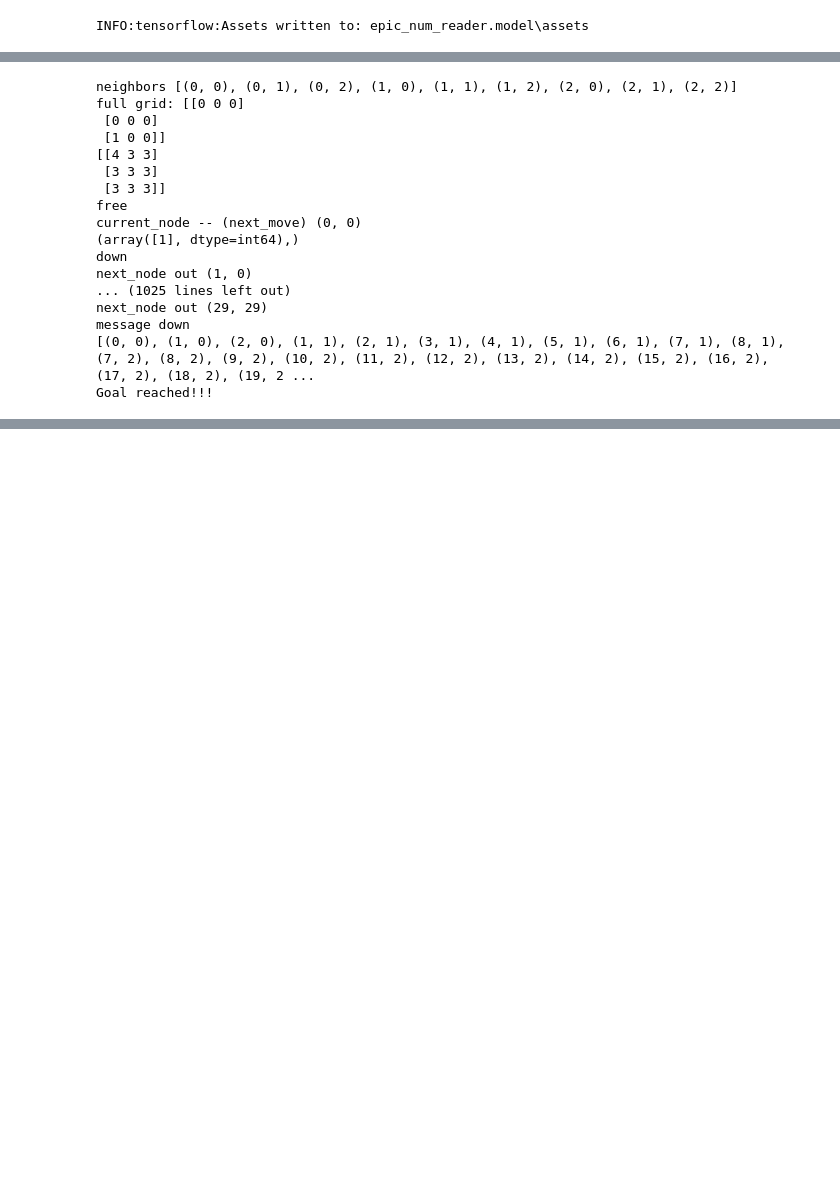
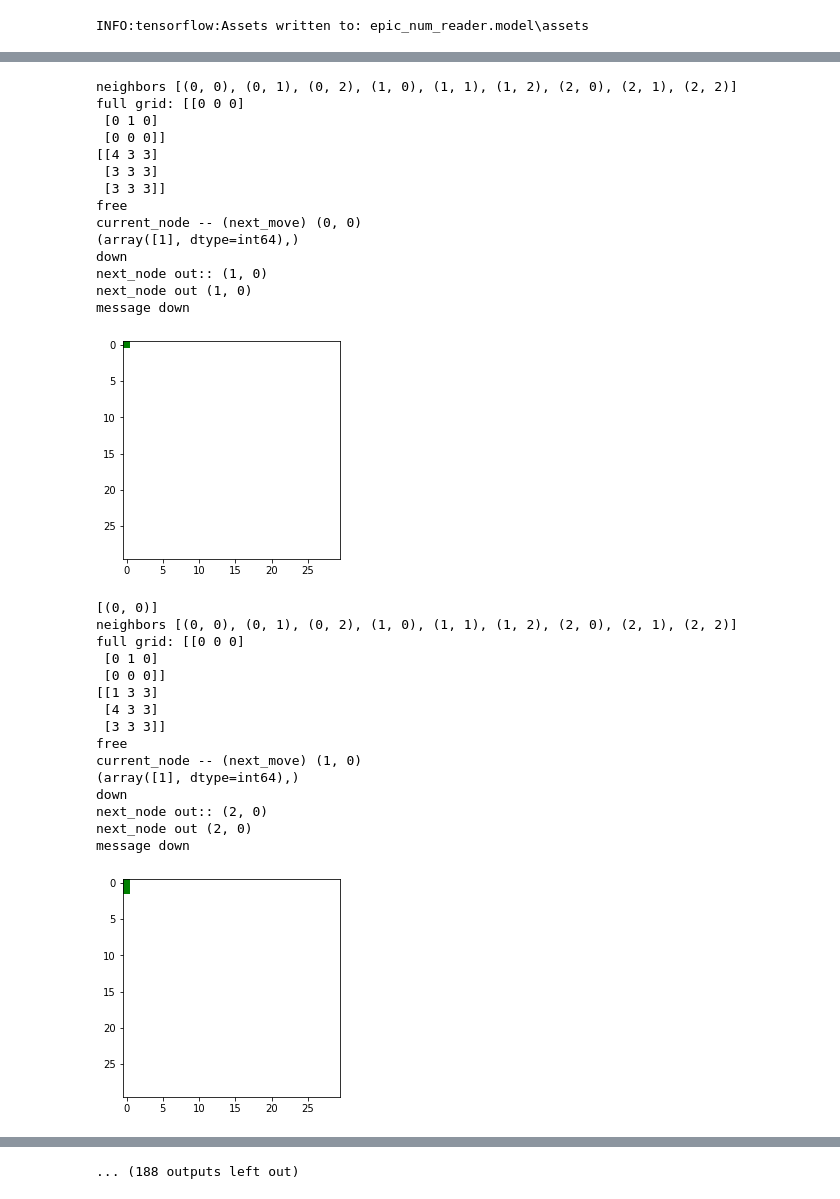
Before and after one commit to kavyakavuri/ImitationGame, a Jupyter notebook: Agent_1_mimic.ipynb, the cells around one changed output, grey strips where cells are left out. Cells and saved outputs as stored; diff of their text form; code cells hidden in the pictures; blank space fills up the shorter version.

```diff
--- a/Agent_1_mimic.ipynb
+++ b/Agent_1_mimic.ipynb
@@ -173,7 +173,7 @@ def get_children(x, y, n, visited_list):
         allChildren.remove((x,y+1))
     if y-1 < 0:
         allChildren.remove((x,y-1))
-    allChildren = [node for node in allChildren if node[:2] not in visited_list]
+#     allChildren = [node for node in allChildren if node[:2] not in visited_list]
 
     return allChildren
 # %%
@@ -220,5 +220,5 @@ plt.spy(full_grid_world)
 # %%
-def next_move(current_node, predictions, full_grid_world, visited_list, maze_size, trajectory, flag):
+def next_move(current_node, predictions, full_grid_world, visited_list, maze_size, trajectory, flag, agent_grid_world):
     message = ''
 #     if flag == 'blocked':
 #         if trajectory:
@@ -248,7 +248,15 @@ def next_move(current_node, predictions, full_grid_world, visited_list, maze_siz
             message = 'right'
             print(message)
             next_node = (current_node[0], current_node[1] + 1)
-
+    if agent_grid_world[next_node] == 2:
+        print("entered blocked node")
+        children = get_children(current_node[0], current_node[1], maze_size, visited_list)
+        print('children', children)
+        import random
+        i = random.randint(0,len(children)-1)
+        print('next_node out changed from:', next_node, 'to ', children[i])
+        return children[i], message
+    print('next_node out::',next_node)
     return next_node, message
 #     try:
 #         print(full_grid_world.item(next_node))
@@ -355,47 +363,61 @@ while goal_reached == False:
 
     if flag == 'free':
         try:
-
-            next_node, message = next_move(current_node, predictions, full_grid_world, visited_list, maze_size, trajectory, flag)
+            next_node, message = next_move(current_node, predictions, full_grid_world, visited_list, maze_size, trajectory, flag, agent_grid_world)
             current_node = next_node
         except Exception as err:
             print(err)
             print('No path to goal')
             break
         print('next_node out',next_node)
         print('message', message)
         if message == "Can't reach goal":
             print('Cannot reach goal')
             break
 
 #     agent_grid_world.itemset(current_node, 1)
 
     if flag == 'blocked':
         current_node = trajectory[-2]
         print('next node:::: ', current_node)
 
     agent_grid_world.itemset(current_node, 4)
 
-#     colormap = colors.ListedColormap(["green","white"])
-#     plt.imshow(agent_grid_world, cmap=colormap)
-#     plt.show()
+    colormap = colors.ListedColormap(["green","white"])
+    plt.imshow(agent_grid_world, cmap=colormap)
+    plt.show()
 #     print('agent_grid', agent_grid_world)
     print(visited_list)
+print(len(trajectory))
 # %% [output]
 neighbors [(0, 0), (0, 1), (0, 2), (1, 0), (1, 1), (1, 2), (2, 0), (2, 1), (2, 2)]
 full grid: [[0 0 0]
- [0 0 0]
- [1 0 0]]
+ [0 1 0]
+ [0 0 0]]
 [[4 3 3]
  [3 3 3]
  [3 3 3]]
 free
 current_node -- (next_move) (0, 0)
 (array([1], dtype=int64),)
 down
+next_node out:: (1, 0)
 next_node out (1, 0)
-... (1025 lines left out)
-next_node out (29, 29)
 message down
-[(0, 0), (1, 0), (2, 0), (1, 1), (2, 1), (3, 1), (4, 1), (5, 1), (6, 1), (7, 1), (8, 1), (7, 2), (8, 2), (9, 2), (10, 2), (11, 2), (12, 2), (13, 2), (14, 2), (15, 2), (16, 2), (17, 2), (18, 2), (19, 2 ...
-Goal reached!!!
+[figure, added]
+[(0, 0)]
+neighbors [(0, 0), (0, 1), (0, 2), (1, 0), (1, 1), (1, 2), (2, 0), (2, 1), (2, 2)]
+full grid: [[0 0 0]
+ [0 1 0]
+ [0 0 0]]
+[[1 3 3]
+ [4 3 3]
+ [3 3 3]]
+free
+current_node -- (next_move) (1, 0)
+(array([1], dtype=int64),)
+down
+next_node out:: (2, 0)
+next_node out (2, 0)
+message down
+[figure, added]
@@ -402,3 +483,4 @@ Goal reached!!!
+... (188 outputs left out)
 # %%
 plt.spy(full_grid_world)
 # %% [output]
```
Also changed, not shown: parts of 23 cells of this notebook.
